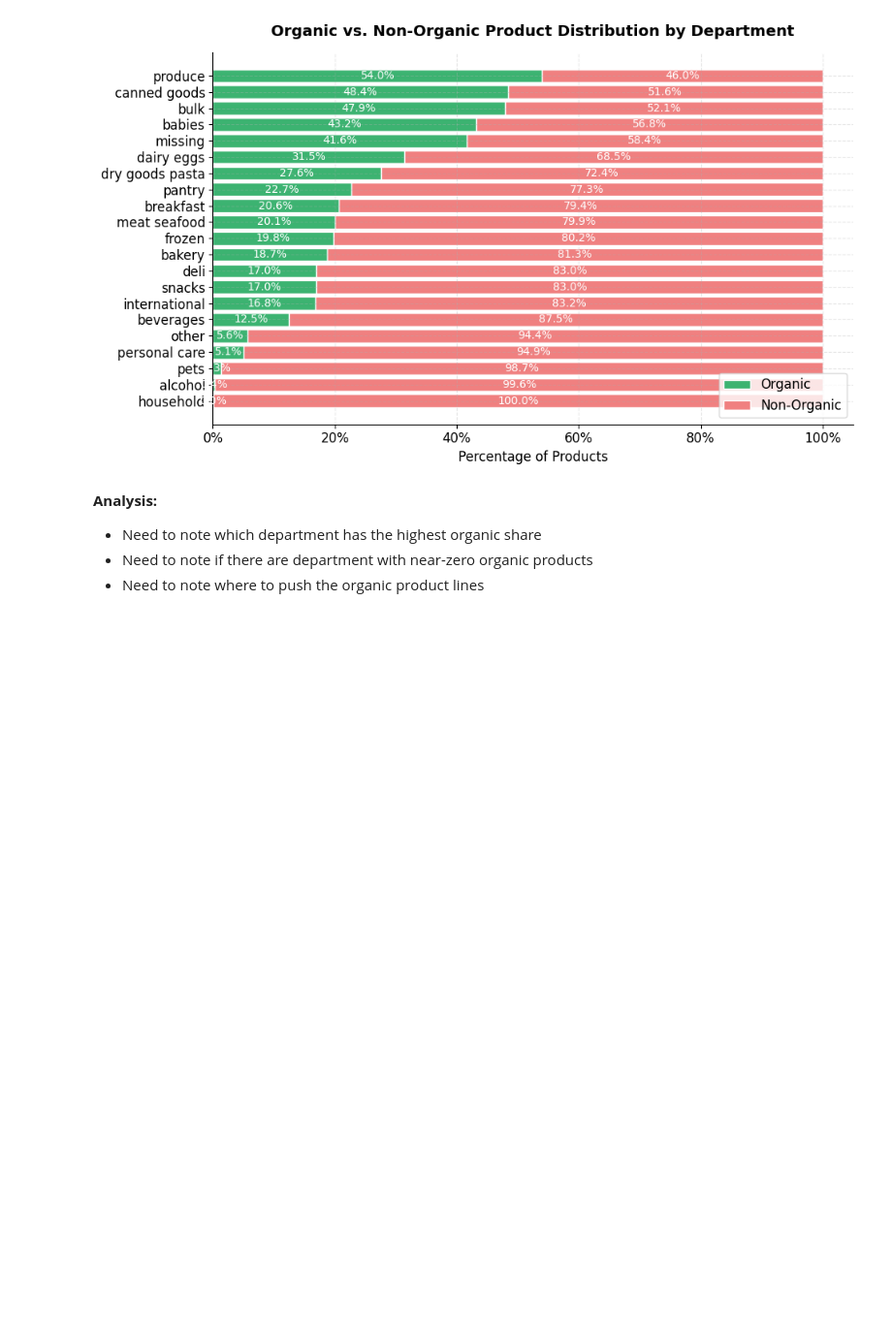
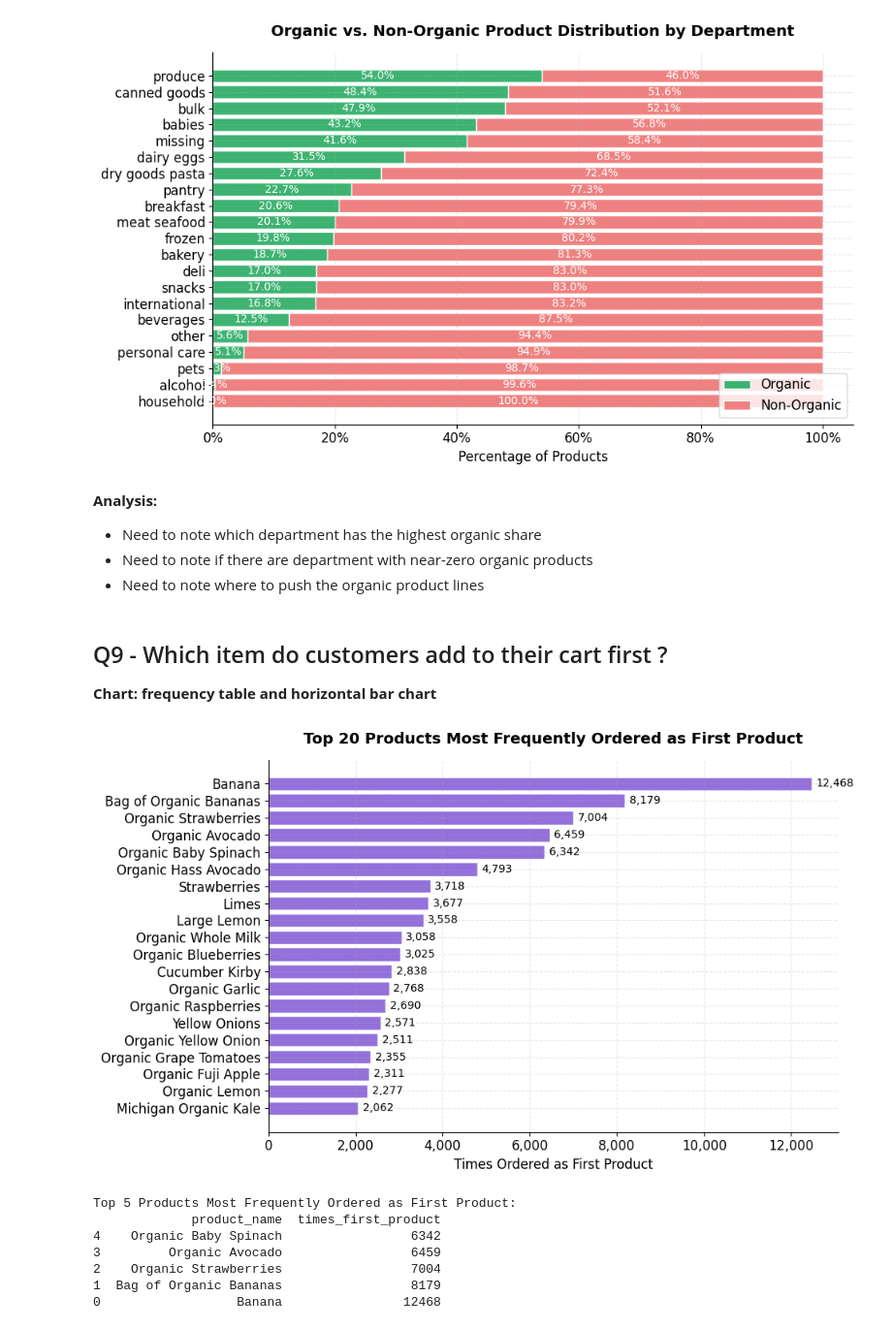
Before and after one commit to PornraksaSuksawaeng/nextbuy-data-analysis, a Jupyter notebook: notebooks/02_eda.ipynb, the cells around one changed output. Shown at 97% size. Drawn from its saved outputs; the diff is of its cells as text; code cells hidden in the pictures; blank space fills up the shorter version.

Commit message:
feat(eda): add the frequency table and horizontal bar chart that answer the question Which item do customers add to their cart first ?

```diff
--- a/notebooks/02_eda.ipynb
+++ b/notebooks/02_eda.ipynb
@@ -314,3 +314,47 @@ plt.show()
 - Need to note which department has the highest organic share
 - Need to note if there are department with near-zero organic products
 - Need to note where to push the organic product lines
+# %% [markdown]
+## Q9 - Which item do customers add to their cart first ?
+
+**Chart: frequency table and horizontal bar chart**
+# %%
+first_items = (df_all[df_all['is_first_order'] == 1]
+    .groupby('product_name')['order_id']
+    .count()
+    .nlargest(top_n)
+    .reset_index()
+    .rename(columns={'order_id': 'times_first_product'})
+    .sort_values('times_first_product')
+)
+
+fig, ax = plt.subplots(figsize=(10, 6))
+bars = ax.barh(
+    first_items['product_name'],
+    first_items['times_first_product'],
+    color='mediumpurple',
+    edgecolor='white'
+)
+
+ax.set_xlabel('Times Ordered as First Product')
+ax.set_title(f'Top {top_n} Products Most Frequently Ordered as First Product', pad=15)
+ax.xaxis.set_major_formatter(mticker.StrMethodFormatter('{x:,.0f}'))
+
+for bar in bars:
+    ax.text(bar.get_width() + 100, bar.get_y() + bar.get_height() / 2, f'{int(bar.get_width()):,}', va='center', fontsize=10)
+
+plt.tight_layout()
+plt.savefig(os.path.join(BASE_DIR, 'q9_first_product_bestsellers.png'), dpi=300, bbox_inches='tight')
+plt.show()
+
+print('Top 5 Products Most Frequently Ordered as First Product:')
+print(first_items.tail(5))
+# %% [output]
+[figure, added]
+Top 5 Products Most Frequently Ordered as First Product:
+             product_name  times_first_product
+4    Organic Baby Spinach                 6342
+3         Organic Avocado                 6459
+2    Organic Strawberries                 7004
+1  Bag of Organic Bananas                 8179
+0                  Banana                12468
```
Also changed, not shown: parts of 1 cell of this notebook, 1 other file.
